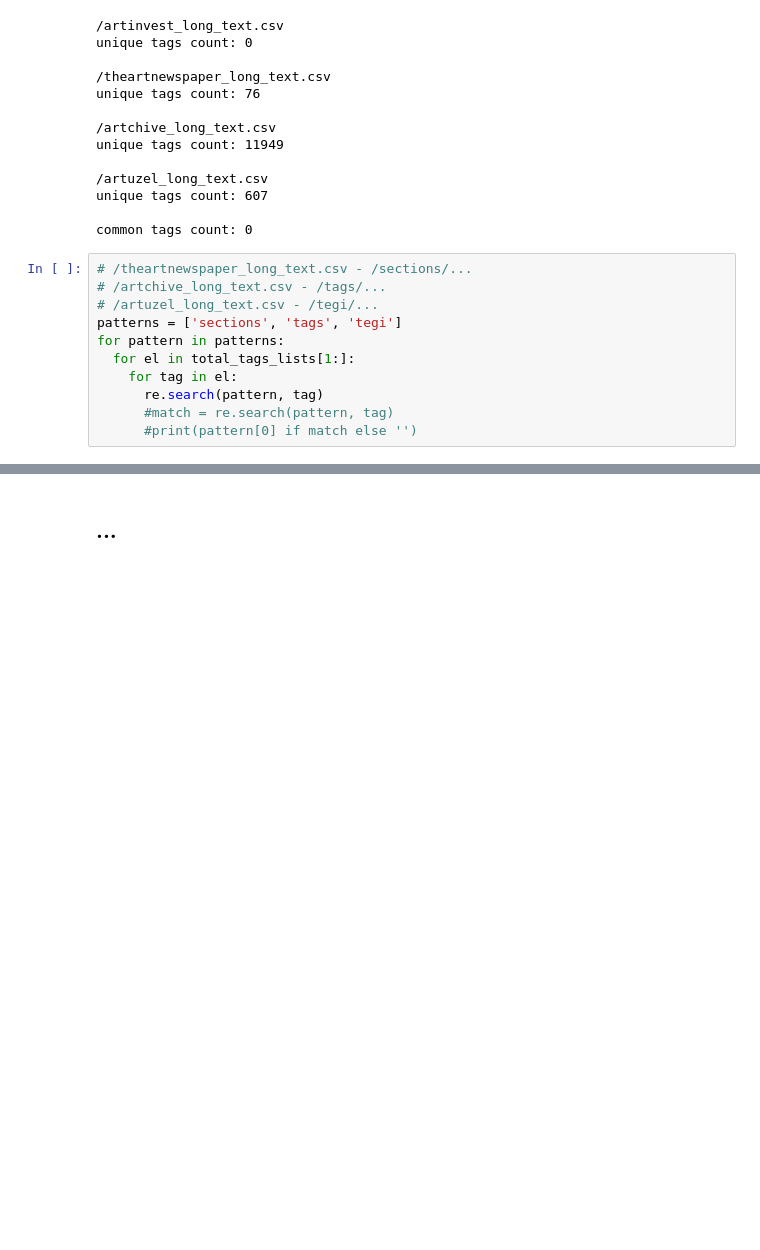
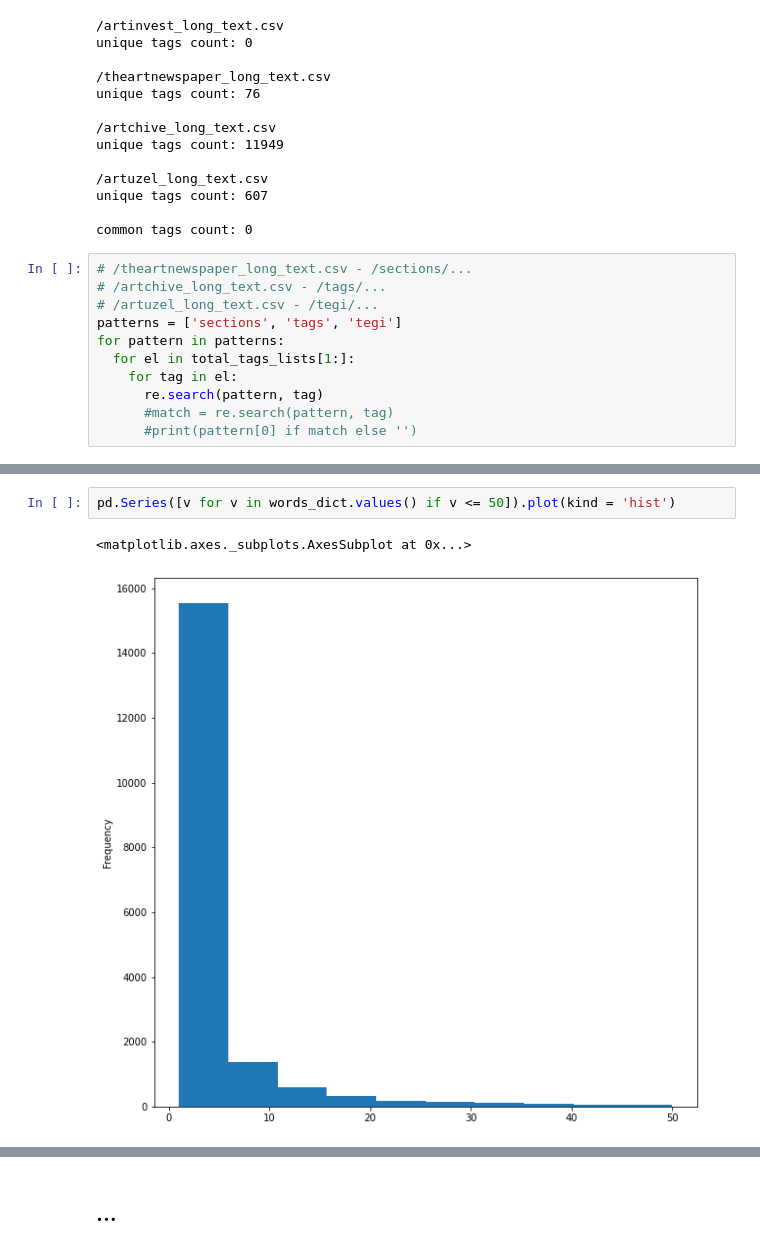
Before and after one commit to Bella151305/ArtProject, a Jupyter notebook: Texts.ipynb, the cells around one changed output, grey strips where cells are left out. Cells and saved outputs as stored; diff of their text form; blank space fills up the shorter version.

```diff
--- a/Texts.ipynb
+++ b/Texts.ipynb
@@ -1037,0 +1493,5 @@ unique tags count after updating: 607
+# %%
+pd.Series([v for v in words_dict.values() if v <= 50]).plot(kind = 'hist')
+# %% [output]
+<matplotlib.axes._subplots.AxesSubplot at 0x...>
+[figure, added]
```
Also changed, not shown: parts of 97 cells of this notebook.
